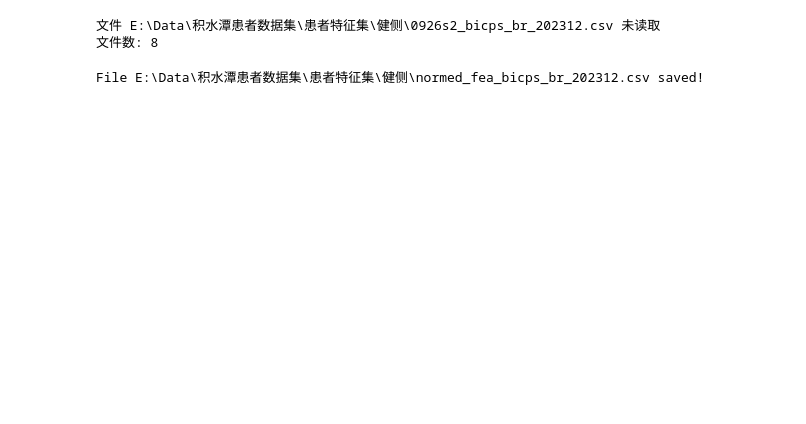
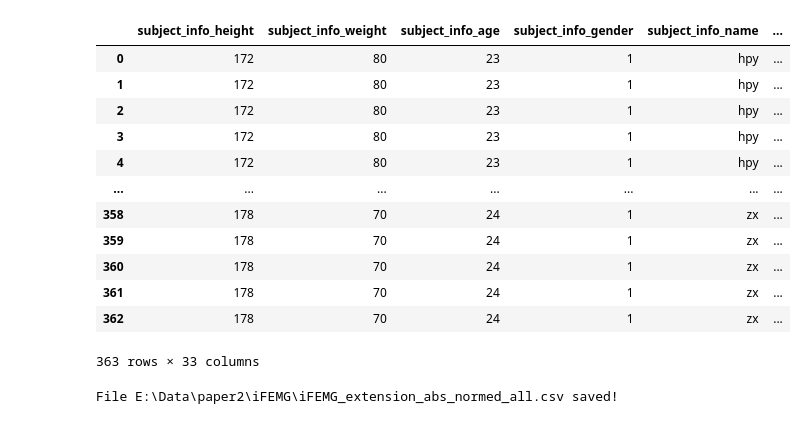
Before and after one commit to WynminMark/FMG-sEMG-processing, a Jupyter notebook: process_fea_norm.ipynb, the cells around one changed output. Cells and saved outputs as stored; diff of their text form; code cells hidden in the pictures; blank space fills up the shorter version.

```diff
--- a/process_fea_norm.ipynb
+++ b/process_fea_norm.ipynb
@@ -67,3 +32,0 @@ File E:\Data\iFEMG_dataset\healthy_subjects\iFEMG_2nd\iFEMG_fea_bicps_202312.csv
-# %%
-df = final_data_df
-df
@@ -92,30 +33,3 @@ list(df)
-# %%
-"""
-获取文件路径下多个文件夹中.csv格式的特征集
-
-1. 文件夹路径
-2. 肌肉bi tri
-"""
-
-folder_path = r"E:\Data\积水潭患者数据集\患者特征集\健侧"
-
-# 积水潭患者肱二头肌数据集（0、0.5、1、2）
-subject_name_list = ['w8s1', '0912s2', '0919s2', '0926s1', '0926s2', '1010s1', '1017s1', '1024s1', '1107s1']
-
-
-file_df_list = []
-for name in subject_name_list:
-    file_path = folder_path + '\\' + name + "_bicps_br_202312.csv"
-    try:
-        file_df_list.append(pd.read_csv(file_path, header = [0,1], index_col = 0))
-    except FileNotFoundError:
-        print(f"文件 {file_path} 未读取")
-    pass
-
-print(f"文件数: {len(file_df_list)}")
-# %% [output]
-文件 E:\Data\积水潭患者数据集\患者特征集\健侧\0926s2_bicps_br_202312.csv 未读取
-文件数: 8
 # %%
 """
 对每名被试信号特征分别单独归一化
@@ -126,7 +40,7 @@ NOTE:
 
 # 归一化某特征
 normed_df_list = []
-err_df_index = 0
+err_df_index = 0    # 如果有key error发生报错，报告所在df的index
 for df in file_df_list:
     # 对指定的列进行归一化
     try:
@@ -137,7 +51,8 @@ for df in file_df_list:
 
                     'FMG', 'mav', 'rms', 'wave_length', 'zero_crossing', 'slope_sign_change', 'mean_freq', 'mean_power_freq'
                                                 """
-        normed_df_list.append(df_norm(dataframe=df, col_name=[("bicps_br", "FMG"),
+        normed_df_list.append(df_norm(dataframe=df, col_name=[("bicps_br", "initial_pressure_ave"),
+                                                              ("bicps_br", "FMG"),
                                                               ("bicps_br", "mav"),
                                                               ("bicps_br", "rms"),
                                                               ("bicps_br", "wave_length"),
@@ -145,6 +60,7 @@ for df in file_df_list:
                                                               ("bicps_br", "slope_sign_change"),
                                                               ("bicps_br", "mean_freq"),
                                                               ("bicps_br", "mean_power_freq"),
+                                                              ("tricps_br_medial", "initial_pressure_ave"),
                                                               ("tricps_br_medial", "FMG"),
                                                               ("tricps_br_medial", "mav"),
                                                               ("tricps_br_medial", "rms"),
@@ -153,6 +69,7 @@ for df in file_df_list:
                                                               ("tricps_br_medial", "slope_sign_change"),
                                                               ("tricps_br_medial", "mean_freq"),
                                                               ("tricps_br_medial", "mean_power_freq"),
+                                                              ("tricps_br_lateral", "initial_pressure_ave"),
                                                               ("tricps_br_lateral", "FMG"),
                                                               ("tricps_br_lateral", "mav"),
                                                               ("tricps_br_lateral", "rms"),
@@ -168,8 +85,32 @@ for df in file_df_list:
     pass
 # 合并dataframe
 final_data_df = pd.concat(normed_df_list, axis = 0, ignore_index = True)
+# %%
+# 合并列名
+final_data_df_n = df_merge_colname(final_data_df)
+# 更改列名
+final_data_df_n.rename(columns={'subject_info_subject_name': 'subject_info_height',
+                                'subject_info_height': 'subject_info_weight',
+                                'subject_info_weight': 'subject_info_age',
+                                'subject_info_age': 'subject_info_gender',
+                                'subject_info_gender': 'subject_info_name',}, inplace=True)
+final_data_df_n
+# %% [output]
+|  | subject_info_height | subject_info_weight | subject_info_age | subject_info_gender | subject_info_name | ... |
+| 0 | 172 | 80 | 23 | 1 | hpy | ... |
+| 1 | 172 | 80 | 23 | 1 | hpy | ... |
+| 2 | 172 | 80 | 23 | 1 | hpy | ... |
+| 3 | 172 | 80 | 23 | 1 | hpy | ... |
+| 4 | 172 | 80 | 23 | 1 | hpy | ... |
+| ... | ... | ... | ... | ... | ... | ... |
+| 358 | 178 | 70 | 24 | 1 | zx | ... |
+| 359 | 178 | 70 | 24 | 1 | zx | ... |
+| 360 | 178 | 70 | 24 | 1 | zx | ... |
+| 361 | 178 | 70 | 24 | 1 | zx | ... |
+| 362 | 178 | 70 | 24 | 1 | zx | ... |
+363 rows × 33 columns
 # %%
 # 保存文件
-df_save_csv(final_data_df, r"E:\Data\积水潭患者数据集\患者特征集\健侧\normed_fea_bicps_br_202312.csv")
+df_save_csv(final_data_df_n, r"E:\Data\paper2\iFEMG\iFEMG_extension_abs_normed_all.csv")
 # %% [output]
-File E:\Data\积水潭患者数据集\患者特征集\健侧\normed_fea_bicps_br_202312.csv saved!
+File E:\Data\paper2\iFEMG\iFEMG_extension_abs_normed_all.csv saved!
```
Also changed, not shown: parts of 7 cells of this notebook, 9 other files.
